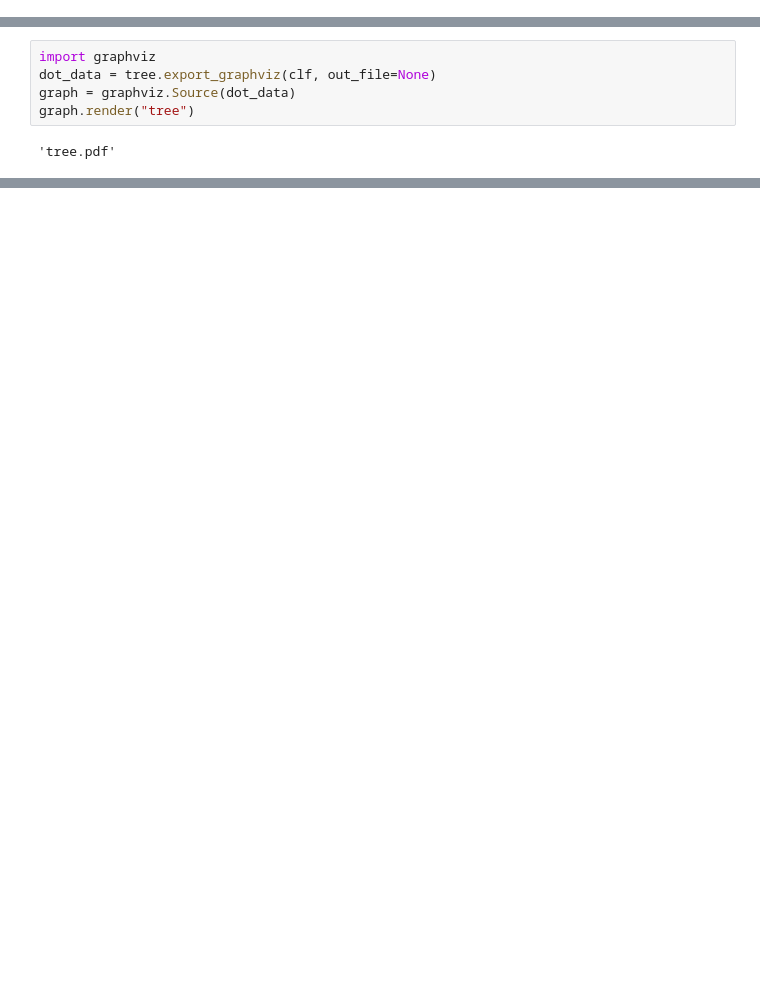
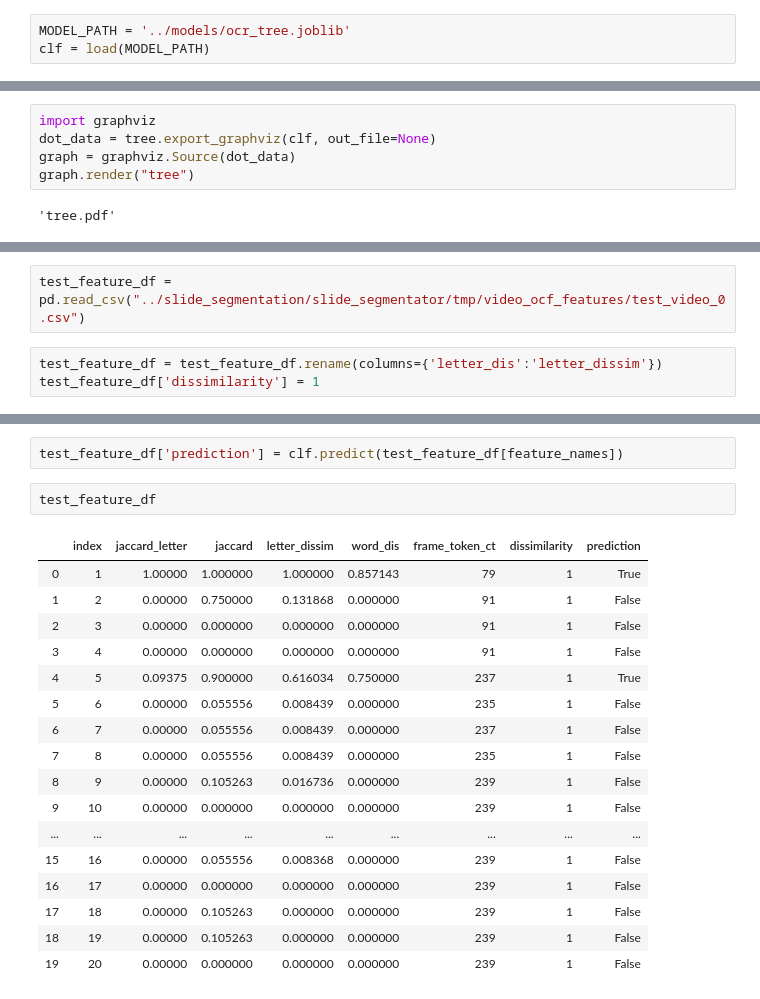
Before and after one commit to shex1627/video_segmentation, a Jupyter notebook: notebooks/training_labels.ipynb, the cells around one changed output, grey strips where cells are left out. Cells and saved outputs as stored; diff of their text form; blank space fills up the shorter version.

```diff
--- a/notebooks/training_labels.ipynb
+++ b/notebooks/training_labels.ipynb
@@ -147,0 +177,3 @@ y_true = y
+# %%
+MODEL_PATH = '../models/ocr_tree.joblib'
+clf = load(MODEL_PATH)
@@ -265,0 +375,5 @@ X_labels.query("y_true and (not y_pred)")
+# %%
+test_feature_df = pd.read_csv("../slide_segmentation/slide_segmentator/tmp/video_ocf_features/test_video_0.csv")
+# %%
+test_feature_df = test_feature_df.rename(columns={'letter_dis':'letter_dissim'})
+test_feature_df['dissimilarity'] = 1
@@ -265,0 +395,22 @@ X_labels.query("y_true and (not y_pred)")
+# %%
+test_feature_df['prediction'] = clf.predict(test_feature_df[feature_names])
+# %%
+test_feature_df
+# %% [output]
+|  | index | jaccard_letter | jaccard | letter_dissim | word_dis | frame_token_ct | dissimilarity | prediction |
+| 0 | 1 | 1.00000 | 1.000000 | 1.000000 | 0.857143 | 79 | 1 | True |
+| 1 | 2 | 0.00000 | 0.750000 | 0.131868 | 0.000000 | 91 | 1 | False |
+| 2 | 3 | 0.00000 | 0.000000 | 0.000000 | 0.000000 | 91 | 1 | False |
+| 3 | 4 | 0.00000 | 0.000000 | 0.000000 | 0.000000 | 91 | 1 | False |
+| 4 | 5 | 0.09375 | 0.900000 | 0.616034 | 0.750000 | 237 | 1 | True |
+| 5 | 6 | 0.00000 | 0.055556 | 0.008439 | 0.000000 | 235 | 1 | False |
+| 6 | 7 | 0.00000 | 0.055556 | 0.008439 | 0.000000 | 237 | 1 | False |
+| 7 | 8 | 0.00000 | 0.055556 | 0.008439 | 0.000000 | 235 | 1 | False |
+| 8 | 9 | 0.00000 | 0.105263 | 0.016736 | 0.000000 | 239 | 1 | False |
+| 9 | 10 | 0.00000 | 0.000000 | 0.000000 | 0.000000 | 239 | 1 | False |
+| ... | ... | ... | ... | ... | ... | ... | ... | ... |
+| 15 | 16 | 0.00000 | 0.055556 | 0.008368 | 0.000000 | 239 | 1 | False |
+| 16 | 17 | 0.00000 | 0.000000 | 0.000000 | 0.000000 | 239 | 1 | False |
+| 17 | 18 | 0.00000 | 0.105263 | 0.000000 | 0.000000 | 239 | 1 | False |
+| 18 | 19 | 0.00000 | 0.105263 | 0.000000 | 0.000000 | 239 | 1 | False |
+| 19 | 20 | 0.00000 | 0.000000 | 0.000000 | 0.000000 | 239 | 1 | False |
```
Also changed, not shown: parts of 38 cells of this notebook, 5 other files.
